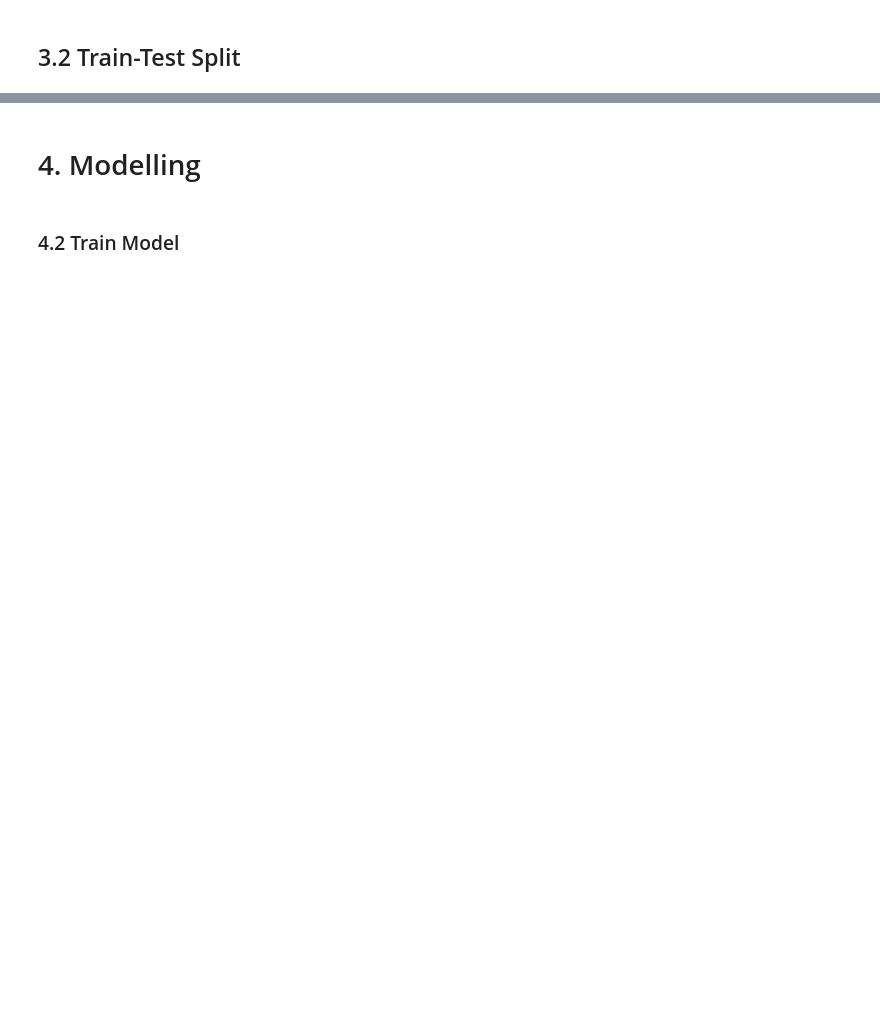
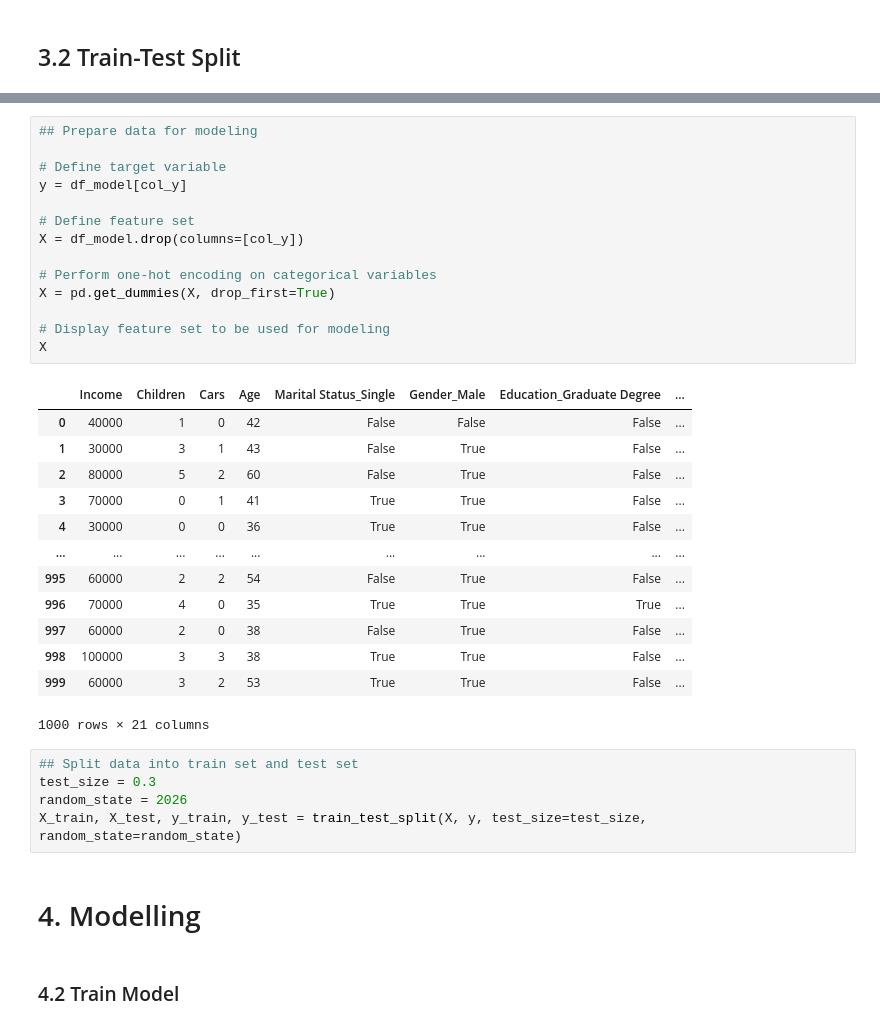
Before and after one commit to JeffSWZ/MLDP-2401685I-Jeff, a Jupyter notebook: MLDP Program Codes Submission Template.ipynb, the cells around one changed output, grey strips where cells are left out. Cells and saved outputs as stored; diff of their text form; blank space fills up the shorter version.

```diff
--- a/MLDP Program Codes Submission Template.ipynb
+++ b/MLDP Program Codes Submission Template.ipynb
@@ -539,3 +585,36 @@ plt.show()
+# %%
+## Prepare data for modeling
+
+# Define target variable
+y = df_model[col_y]
+
+# Define feature set
+X = df_model.drop(columns=[col_y])
+
+# Perform one-hot encoding on categorical variables
+X = pd.get_dummies(X, drop_first=True)
+
+# Display feature set to be used for modeling
+X
+# %% [output]
+|  | Income | Children | Cars | Age | Marital Status_Single | Gender_Male | Education_Graduate Degree | ... |
+| 0 | 40000 | 1 | 0 | 42 | False | False | False | ... |
+| 1 | 30000 | 3 | 1 | 43 | False | True | False | ... |
+| 2 | 80000 | 5 | 2 | 60 | False | True | False | ... |
+| 3 | 70000 | 0 | 1 | 41 | True | True | False | ... |
+| 4 | 30000 | 0 | 0 | 36 | True | True | False | ... |
+| ... | ... | ... | ... | ... | ... | ... | ... | ... |
+| 995 | 60000 | 2 | 2 | 54 | False | True | False | ... |
+| 996 | 70000 | 4 | 0 | 35 | True | True | True | ... |
+| 997 | 60000 | 2 | 0 | 38 | False | True | False | ... |
+| 998 | 100000 | 3 | 3 | 38 | True | True | False | ... |
+| 999 | 60000 | 3 | 2 | 53 | True | True | False | ... |
+1000 rows × 21 columns
+# %%
+## Split data into train set and test set
+test_size = 0.3
+random_state = 2026
+X_train, X_test, y_train, y_test = train_test_split(X, y, test_size=test_size, random_state=random_state)
 # %% [markdown]
 # 4. Modelling
 # %% [markdown]
```
Also changed, not shown: parts of 5 cells of this notebook.
